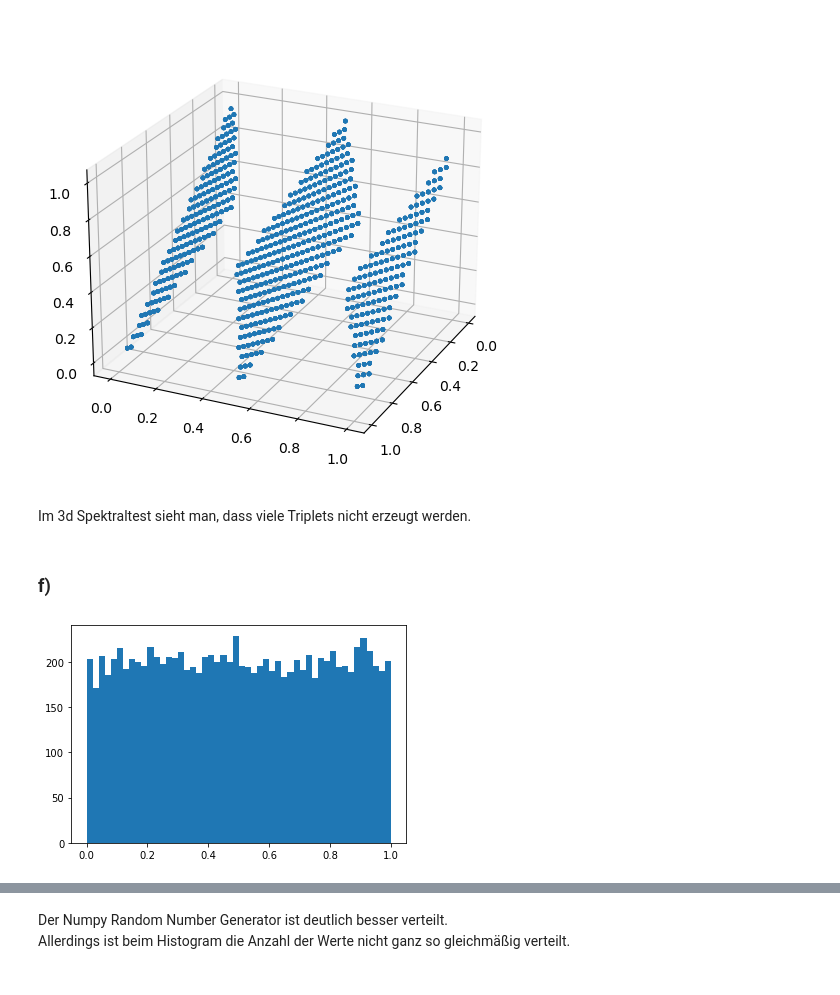
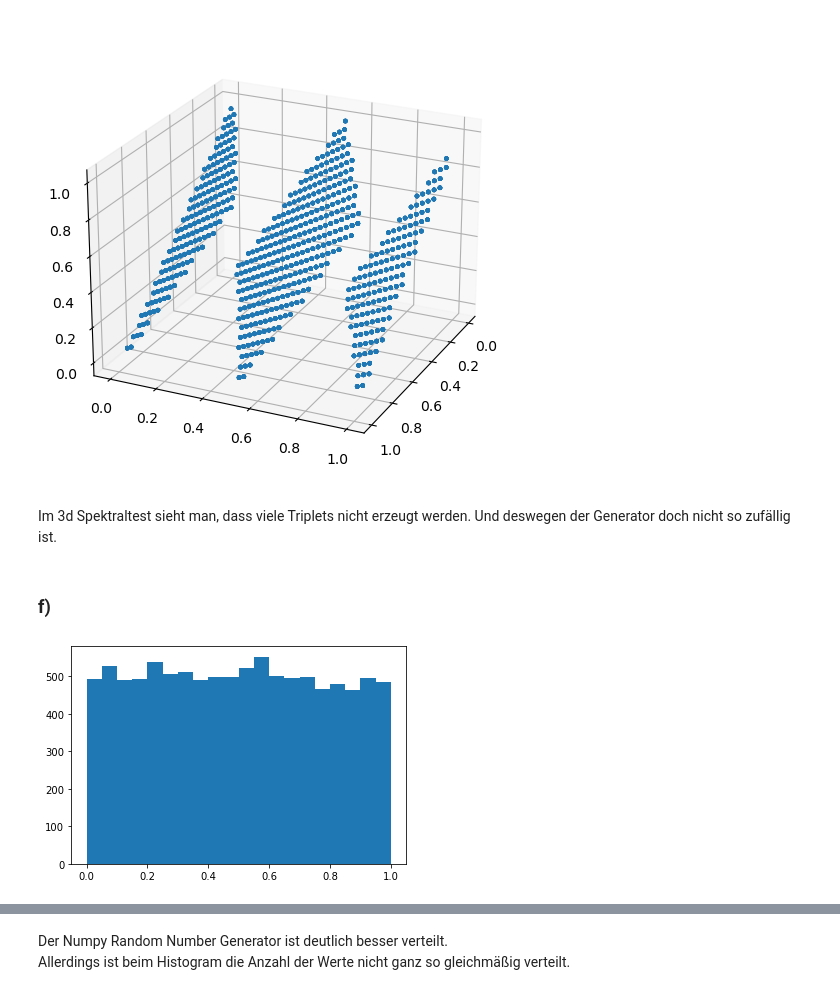
Before and after one commit to NicoJG/SMD, a Jupyter notebook: blatt03/blatt03_nico.ipynb, the cells around one changed output, grey strips where cells are left out. Saved outputs shown, nothing was run; the diff lists cells and outputs as text; code cells hidden in the pictures.

```diff
--- a/blatt03/blatt03_nico.ipynb
+++ b/blatt03/blatt03_nico.ipynb
@@ -116,15 +124,15 @@ plt.show()
 # %% [output]
 [figure]
 # %% [markdown]
-Im 3d Spektraltest sieht man, dass viele Triplets nicht erzeugt werden.
+Im 3d Spektraltest sieht man, dass viele Triplets nicht erzeugt werden. Und deswegen der Generator doch nicht so zufällig ist.
 # %% [markdown]
 ### f)
 # %%
 rng = np.random.default_rng()
-numbers = rng.uniform(0,1,size=10000)
+numbers_np = rng.uniform(0,1,size=10000)
 # %%
-plt.hist(numbers,bins=50);
+plt.hist(numbers_np,bins=20);
 # %% [output]
-[figure, old version]
+[figure, new version]
 # %%
 plt.figure(figsize=(6,5),dpi=100)
```
Also changed, not shown: parts of 12 cells of this notebook, 1 other file.
